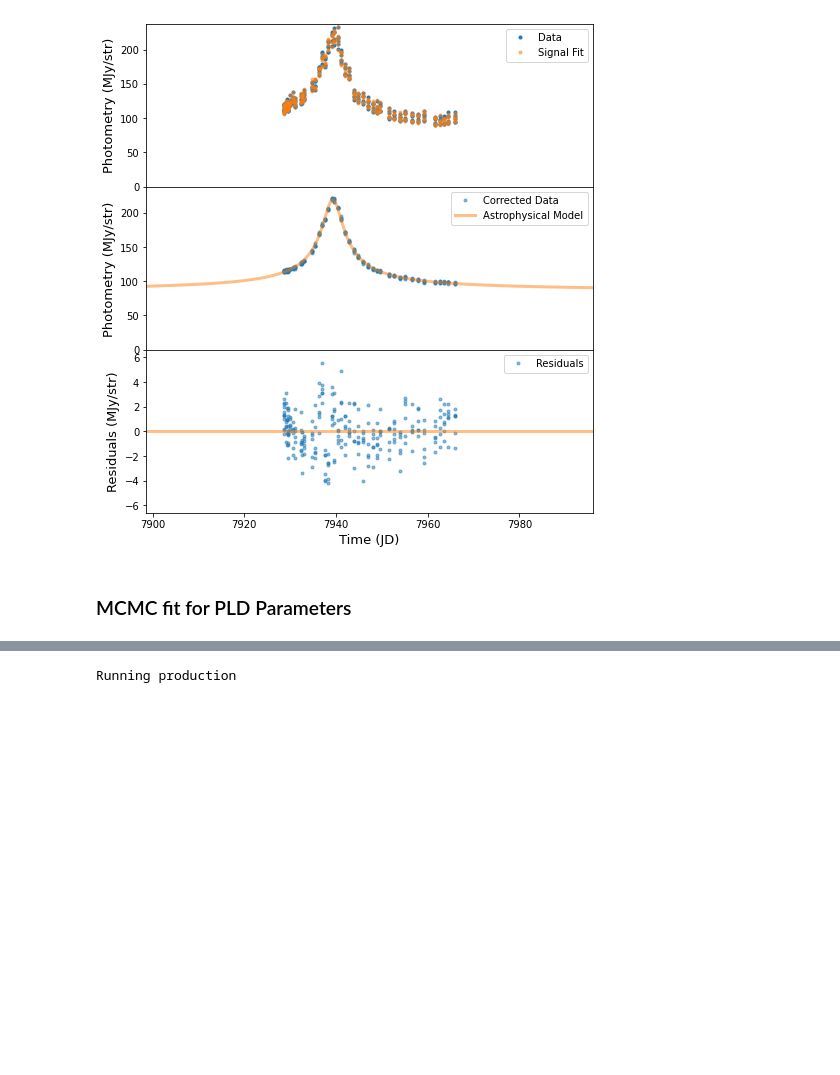
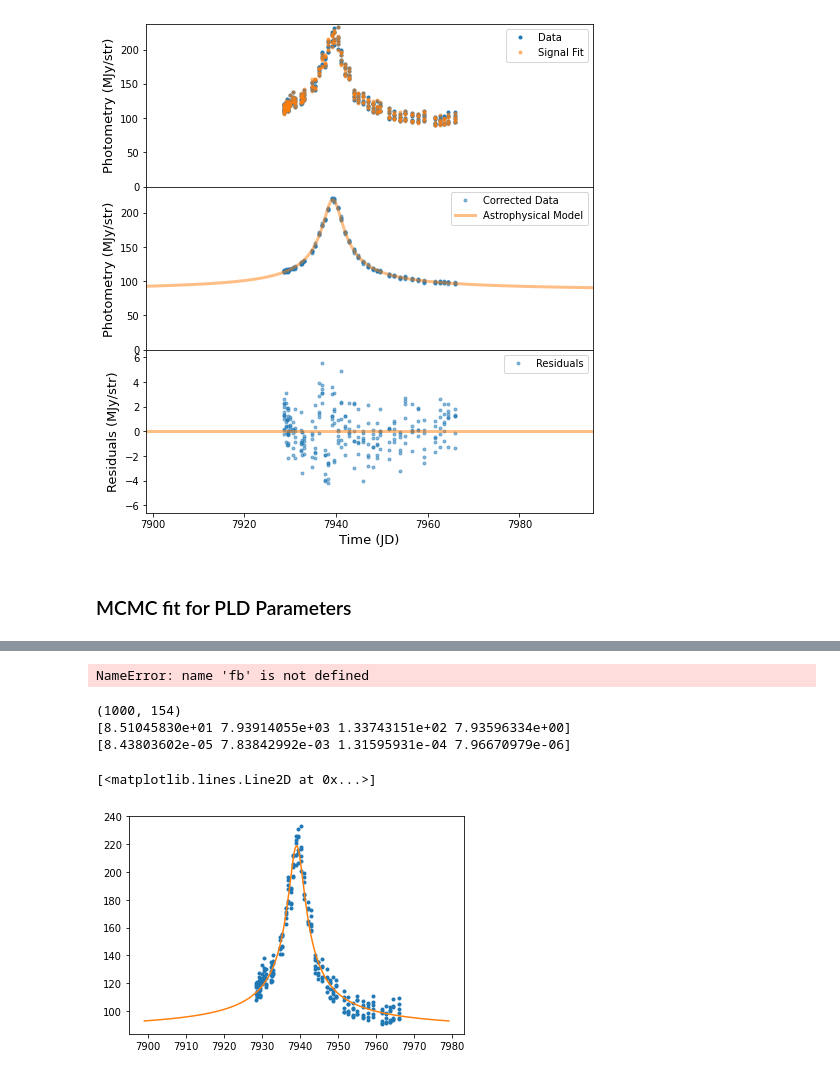
Before and after one commit to tbctk/tbk-Spitzer-ulens, a Jupyter notebook: Spitzer-ulens_Tutorial.ipynb, the cells around one changed output, grey strips where cells are left out. Saved outputs shown, nothing was run; the diff lists cells and outputs as text; code cells hidden in the pictures; blank space fills up the shorter version.

```diff
--- a/Spitzer-ulens_Tutorial.ipynb
+++ b/Spitzer-ulens_Tutorial.ipynb
@@ -63,7 +66,7 @@ PTOT,PTOT_E = event.aperture_photometry()
 # Make an initial guess for model parameters, which will be used as starting point for LM fit
 p0 = np.array([84.86,7940.195,19.707,14.58]) #fb, t0, fs, tE
 # Perform LM fit and plot resulting curve
-popt,perr,bestfit,resi_pre,timeplot,lcoptim = event.lmfit(models.single_lens,p0,PTOT,makeplots=True)
+popt,perr,bestfit,resi_pre,timeplot,lcoptim = event.lmfit(FUNC,p0,PTOT,makeplots=True)
 # %% [output]
 [figure]
 # %% [markdown]
@@ -72,7 +75,7 @@ popt,perr,bestfit,resi_pre,timeplot,lcoptim = event.lmfit(models.single_lens,p0,
 # Get fractional flux
 PNORM = event.get_PNORM()
 # Solve for PLD coefficients analytically
-Y, Astro, Ps, A, C, E, X = PLD.analytic_solution(event.TIMES, PTOT, PTOT_E, PNORM, popt, models.single_lens)
+Y, Astro, Ps, A, C, E, X = PLD.analytic_solution(event.TIMES, PTOT, PTOT_E, PNORM, popt, FUNC)
 # Get detector model and divide it out to get new best-fit
 FIT, SYS, CORR, RESI = PLD.get_bestfit(A, Ps, X, PTOT, Astro)
 # Flatten results for plotting
@@ -92,9 +95,4 @@ RMS after  :  1.653753480578603
 [figure]
 # %% [markdown]
 ### MCMC fit for PLD Parameters
-# %%
-PLD_coeffs = np.empty((0,np.size(X)))
-sampler = PLD.get_MCMC_sampler(popt,models.single_lens,event.TIMES,PTOT,PTOT_E,PNORM,PLD_coeffs)
-pos0 = [p0*(1+1e-5*np.random.randn(sampler.ndim))+1e-5*np.abs(np.random.randn(sampler.ndim)) for i in range(sampler.nwalkers)]
-sampler.reset()
 # %%
@@ -136,15 +142,0 @@ MCMC runtime = 18.59 min
-# %%
-#Run production
-#Run that will be saved
-tic = ti.time()
-# Continue from last positions and run production
-niter = 1000
-print('Running production')
-for pos3, prob, state in tqdm(sampler.sample(pos2, iterations=niter),total=niter):
-    pass
-print("Mean acceptance fraction: {0:.3f}"
-                    .format(np.mean(sampler.acceptance_fraction)))
-toc = ti.time()
-print('MCMC runtime = %.2f min\n' % ((toc-tic)/60.))
-# %% [output]
-Running production
@@ -179,0 +151,42 @@ p0_mcmc        = np.median(samples, axis=0)
+# %%
+p_astro = np.mean(posit,axis=0)
+t0 = p_astro[0]
+fs = p_astro[1]
+tE = p_astro[2]
+timeplot = np.linspace(t0-40,t0+40,1000)
+astro = models.single_lens(timeplot,fb,t0,fs,tE)
+plt.plot(timeplot,astro)
+plt.plot(time,ptot,'.')
+# %% [output]
+NameError: name 'fb' is not defined
+# %%
+print(posit.shape)
+posits = np.mean(posit,axis=0)
+posits_std = np.std(posit,axis=0)
+p_astro = posits[:4]
+pld_coeffs = posits[4:]
+pld_coeffs_std = posits_std[4:]
+p_astro_std = posits_std[:4]
+print(p_astro)
+print(p_astro_std)
+#print(pld_coeffs)
+#print(pld_coeffs_std)
+#plt.loglog(np.abs(np.fft.rfft(posit[:,0])))
+# %% [output]
+(1000, 154)
+[8.51045830e+01 7.93914055e+03 1.33743151e+02 7.93596334e+00]
+[8.43803602e-05 7.83842992e-03 1.31595931e-04 7.96670979e-06]
+# %%
+fb = p_astro[0]
+t0 = p_astro[1]
+fs = p_astro[2]
+tE = p_astro[3]
+
+timeplot = np.linspace(t0-40,t0+40,1000)
+astro = FUNC(timeplot,fb,t0,fs,tE)
+
+plt.plot(time,ptot,'.')
+plt.plot(timeplot,astro)
+# %% [output]
+[<matplotlib.lines.Line2D at 0x...>]
+[figure, added]
```
Also changed, not shown: parts of 6 cells of this notebook, 2 other files.
